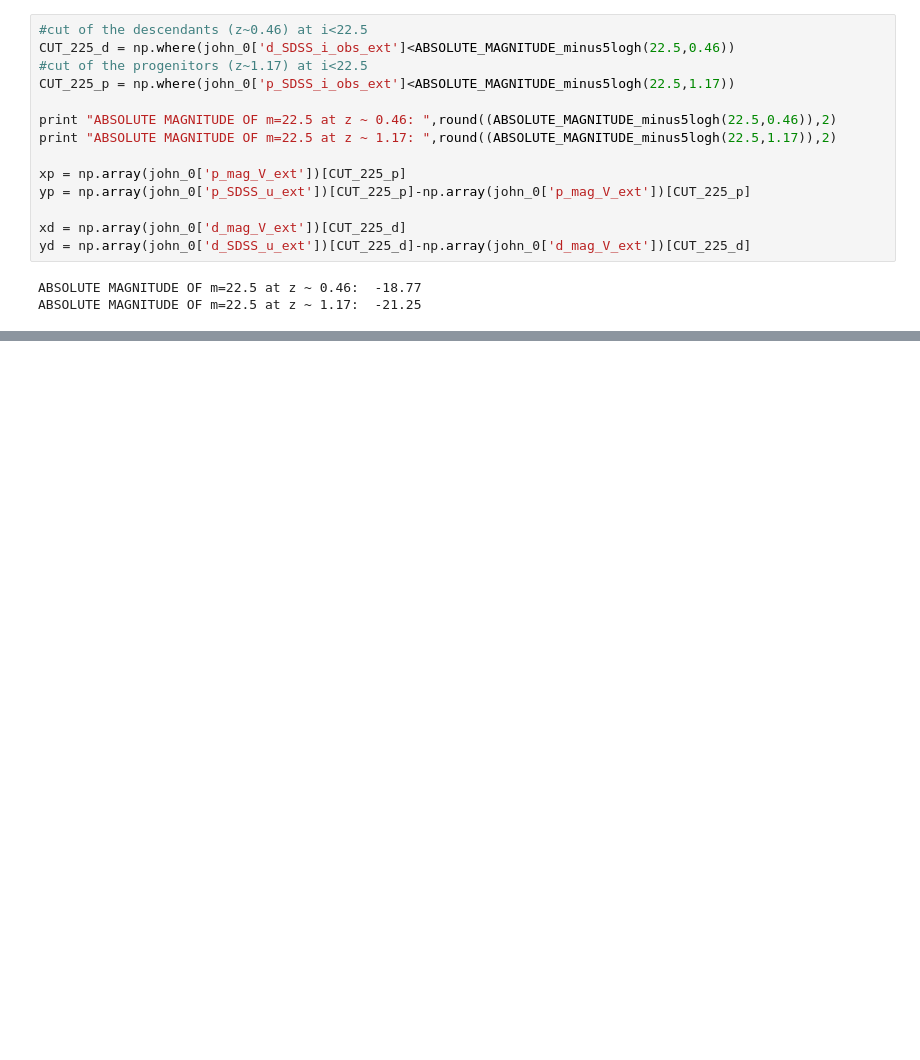
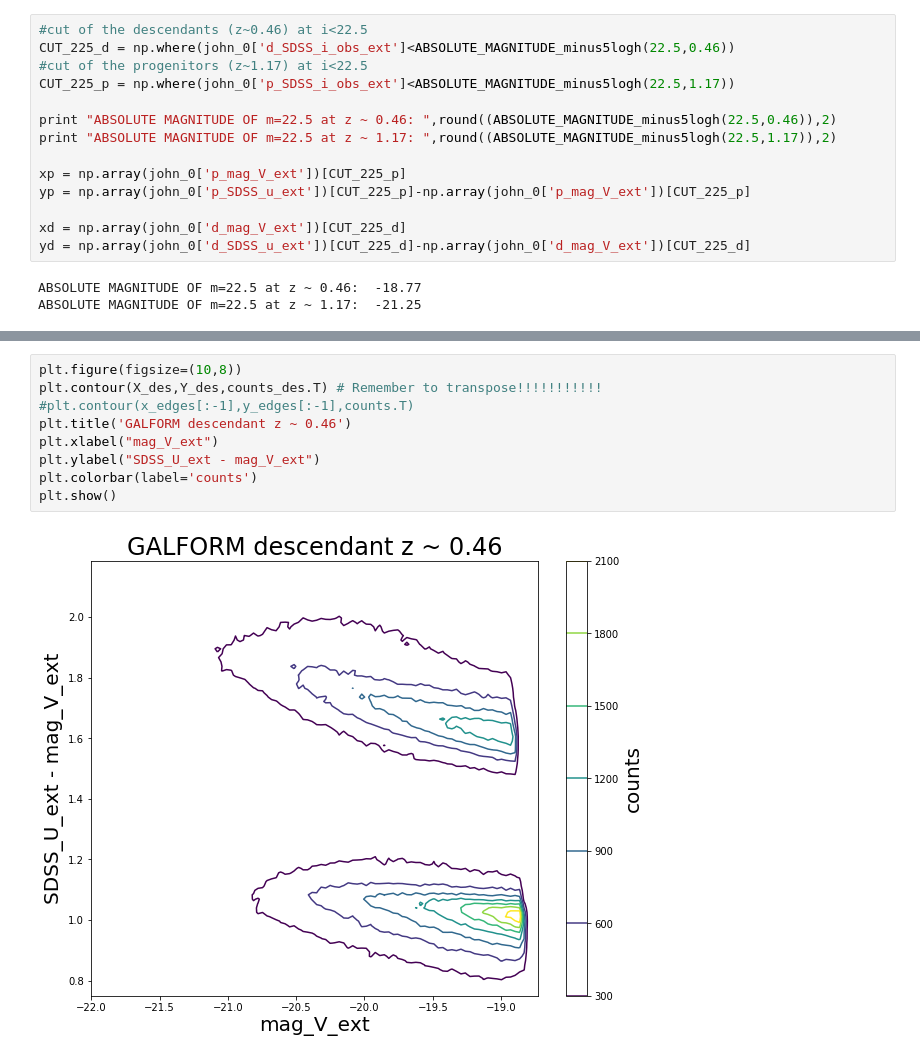
Before and after one commit to GiorgioManzoni/VIPERS_GALFORM, a Jupyter notebook: 009_John_Helly_edge.ipynb, the cells around one changed output, grey strips where cells are left out. Cells and saved outputs as stored; diff of their text form; blank space fills up the shorter version.

```diff
--- a/009_John_Helly_edge.ipynb
+++ b/009_John_Helly_edge.ipynb
@@ -195,0 +243,11 @@ plt.show()
+# %%
+plt.figure(figsize=(10,8))
+plt.contour(X_des,Y_des,counts_des.T) # Remember to transpose!!!!!!!!!!!
+#plt.contour(x_edges[:-1],y_edges[:-1],counts.T)
+plt.title('GALFORM descendant z ~ 0.46')
+plt.xlabel("mag_V_ext")
+plt.ylabel("SDSS_U_ext - mag_V_ext")
+plt.colorbar(label='counts')
+plt.show()
+# %% [output]
+[figure, added]
```
Also changed, not shown: parts of 27 cells of this notebook.
